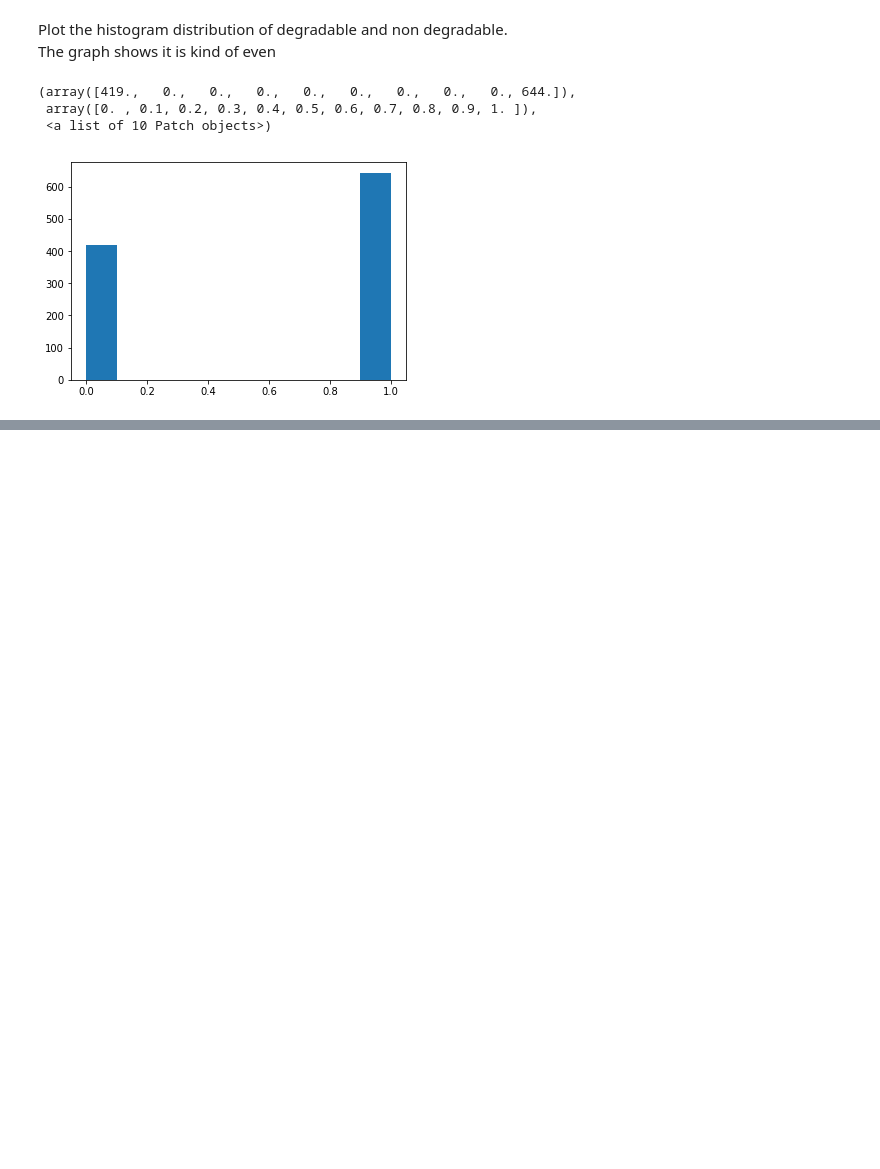
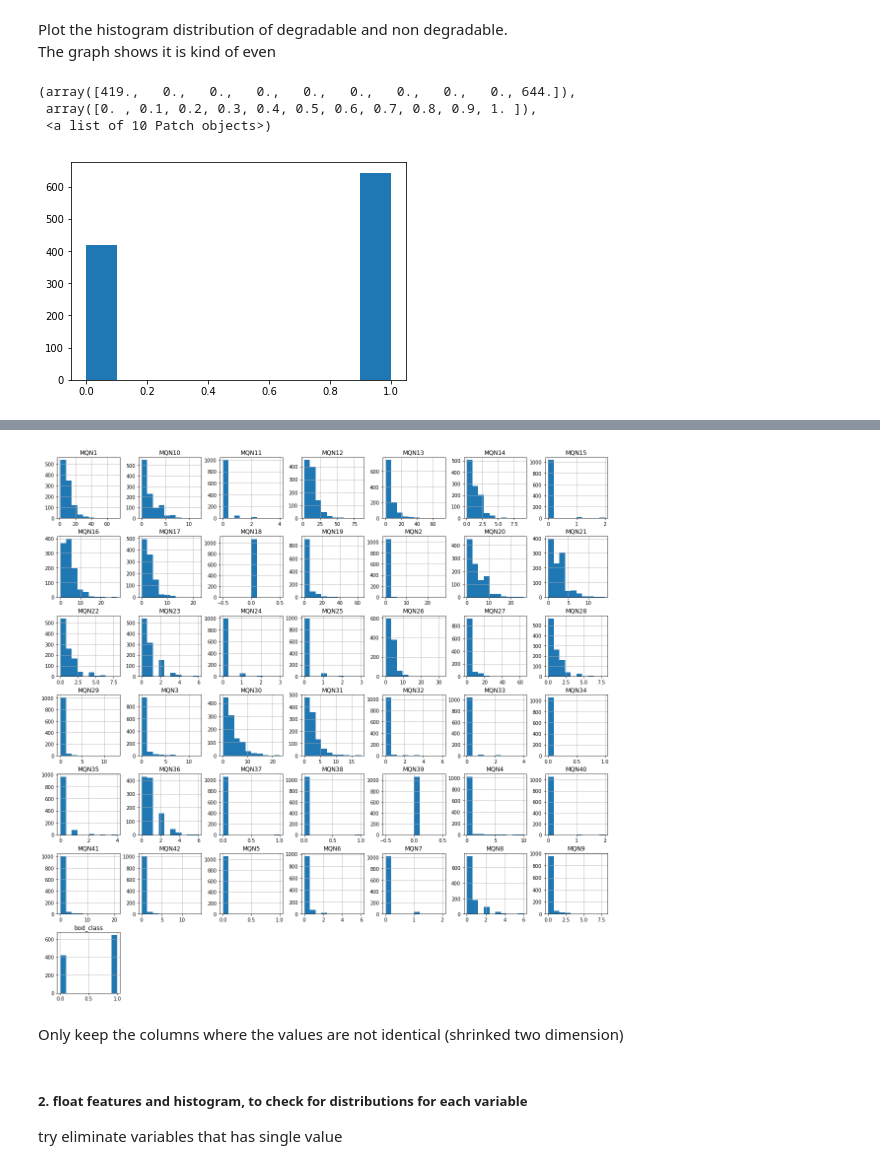
Before and after one commit to chembed/DeepChEmbed, a Jupyter notebook: deepchembed/notebook_scripts/bod_rdkit_explore.ipynb, the cells around one changed output, grey strips where cells are left out. Cells and saved outputs as stored; diff of their text form; code cells hidden in the pictures; blank space fills up the shorter version.

```diff
--- a/deepchembed/notebook_scripts/bod_rdkit_explore.ipynb
+++ b/deepchembed/notebook_scripts/bod_rdkit_explore.ipynb
@@ -58,5 +33,5 @@ def bi_class(raw, boundary):
 # %%
-df['bod_class'] = bi_class(df['cleaned_bod'], 0.6)
+df['bod_class'] = utilities.bi_class(df['cleaned_bod'], 0.6)
 # %% [markdown]
 Plot the histogram distribution of degradable and non degradable.
 The graph shows it is kind of even
@@ -92,0 +65,2 @@ np.unique(df['Converged'], return_counts=True)
+# %%
+features = rdkitDescriptors.batch_compute_all_descriptors(df['SMILES'])
@@ -126,0 +80,2 @@ sns.pairplot(df[cols[5:40].difference(cols[6:20])])
+# %%
+bod_feature=pd.concat([df['SMILES'],df['bod_class'],features], axis=1)
@@ -126,0 +98,2 @@ sns.pairplot(df[cols[5:40].difference(cols[6:20])])
+# %%
+feat_int = bod_feature.select_dtypes(include=['int64'])
@@ -126,0 +113,6 @@ sns.pairplot(df[cols[5:40].difference(cols[6:20])])
+# %%
+hist=feat_int.hist(figsize=(20,20))
+# %% [output]
+[figure, added]
+# %% [markdown]
+Only keep the columns where the values are not identical  (shrinked two dimension)
@@ -126,0 +123,3 @@ sns.pairplot(df[cols[5:40].difference(cols[6:20])])
+# %% [markdown]
+##### 2. float features and histogram, to check for distributions for each variable
+try eliminate variables that has single value
```
Also changed, not shown: parts of 77 cells of this notebook, 1 other file.
